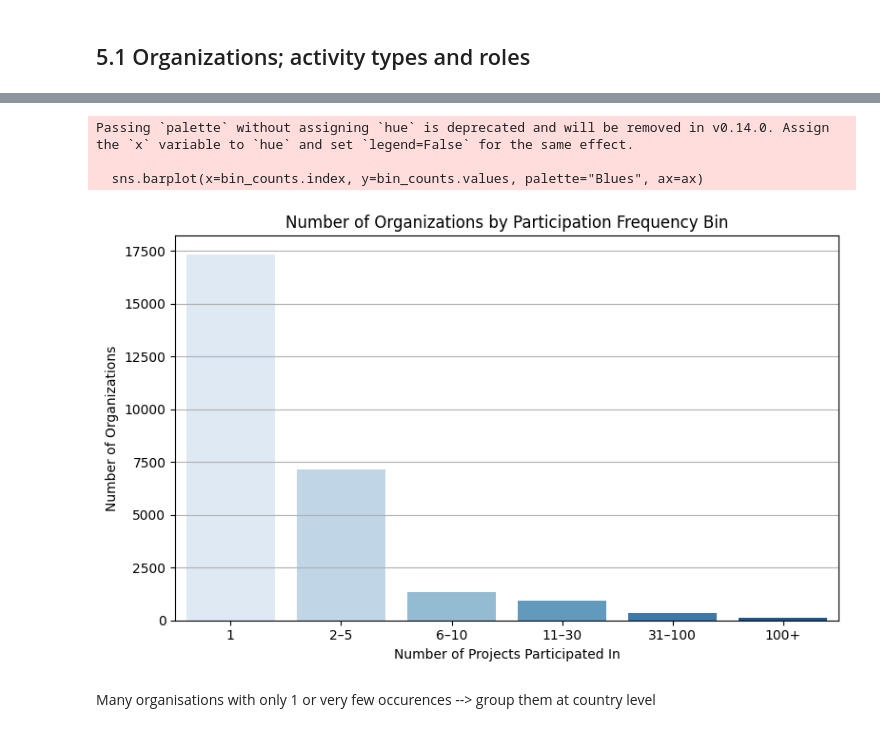
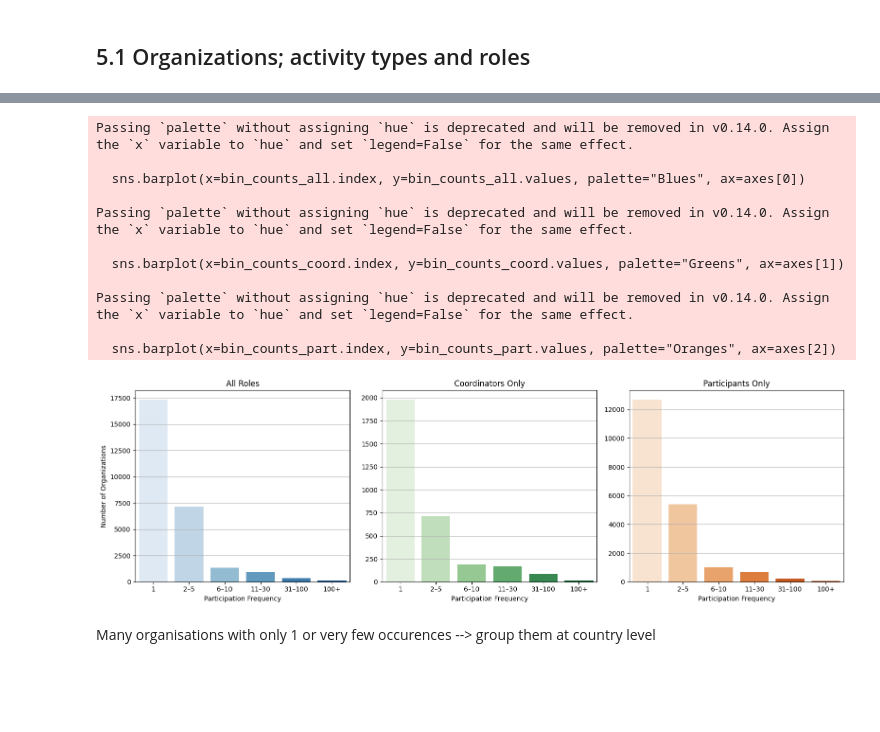
Before and after one commit to EliasIblisdir/MDA_project, a Jupyter notebook: Horizon.ipynb, the cells around one changed output, grey strips where cells are left out. Saved outputs shown, nothing was run; the diff lists cells and outputs as text; code cells hidden in the pictures; blank space fills up the shorter version.

```diff
--- a/Horizon.ipynb
+++ b/Horizon.ipynb
@@ -853,29 +865,57 @@ def get_funding_summary():
 # %%
-# Count how often each org appears
-org_freq = organizations["name"].value_counts()
+# Count total org frequency
+org_freq_all = organizations["name"].value_counts()
+coord_freq = organizations[organizations["role"] == "coordinator"]["name"].value_counts()
+part_freq = organizations[organizations["role"] == "participant"]["name"].value_counts()
 
-# Bin by number of occurrences
-bins = [0, 1, 5, 10, 30, 100, org_freq.max()]
+# Define bins and labels
+bins = [0, 1, 5, 10, 30, 100, org_freq_all.max()]
 labels = ["1", "2–5", "6–10", "11–30", "31–100", "100+"]
 
-org_freq_binned = pd.cut(org_freq, bins=bins, labels=labels, right=True)
-bin_counts = org_freq_binned.value_counts().sort_index()
+# Bin frequencies
+all_binned = pd.cut(org_freq_all, bins=bins, labels=labels, right=True)
+coord_binned = pd.cut(coord_freq, bins=bins, labels=labels, right=True)
+part_binned = pd.cut(part_freq, bins=bins, labels=labels, right=True)
+
+# Count per bin
+bin_counts_all = all_binned.value_counts().sort_index()
+bin_counts_coord = coord_binned.value_counts().sort_index()
+bin_counts_part = part_binned.value_counts().sort_index()
 
 # Plot
-fig, ax = plt.subplots(figsize=(8, 5))
-sns.barplot(x=bin_counts.index, y=bin_counts.values, palette="Blues", ax=ax)
+fig, axes = plt.subplots(1, 3, figsize=(16, 5), sharey=False)
 
-ax.set_title("Number of Organizations by Participation Frequency Bin")
-ax.set_xlabel("Number of Projects Participated In")
-ax.set_ylabel("Number of Organizations")
-ax.grid(axis="y")
+sns.barplot(x=bin_counts_all.index, y=bin_counts_all.values, palette="Blues", ax=axes[0])
+axes[0].set_title("All Roles")
+axes[0].set_xlabel("Participation Frequency")
+axes[0].set_ylabel("Number of Organizations")
+axes[0].grid(axis="y")
+
+sns.barplot(x=bin_counts_coord.index, y=bin_counts_coord.values, palette="Greens", ax=axes[1])
+axes[1].set_title("Coordinators Only")
+axes[1].set_xlabel("Participation Frequency")
+axes[1].grid(axis="y")
+
+sns.barplot(x=bin_counts_part.index, y=bin_counts_part.values, palette="Oranges", ax=axes[2])
+axes[2].set_title("Participants Only")
+axes[2].set_xlabel("Participation Frequency")
+axes[2].grid(axis="y")
+
 plt.tight_layout()
 plt.show()
 # %% [output]
 Passing `palette` without assigning `hue` is deprecated and will be removed in v0.14.0. Assign the `x` variable to `hue` and set `legend=False` for the same effect.
 
-  sns.barplot(x=bin_counts.index, y=bin_counts.values, palette="Blues", ax=ax)
+  sns.barplot(x=bin_counts_all.index, y=bin_counts_all.values, palette="Blues", ax=axes[0])
+
+Passing `palette` without assigning `hue` is deprecated and will be removed in v0.14.0. Assign the `x` variable to `hue` and set `legend=False` for the same effect.
+
+  sns.barplot(x=bin_counts_coord.index, y=bin_counts_coord.values, palette="Greens", ax=axes[1])
+
+Passing `palette` without assigning `hue` is deprecated and will be removed in v0.14.0. Assign the `x` variable to `hue` and set `legend=False` for the same effect.
+
+  sns.barplot(x=bin_counts_part.index, y=bin_counts_part.values, palette="Oranges", ax=axes[2])
-[figure, old version]
+[figure, new version]
 # %% [markdown]
 Many organisations with only 1 or very few occurences --> group them at country level
 # %%
```
Also changed, not shown: parts of 65 cells of this notebook, 2 other files.
